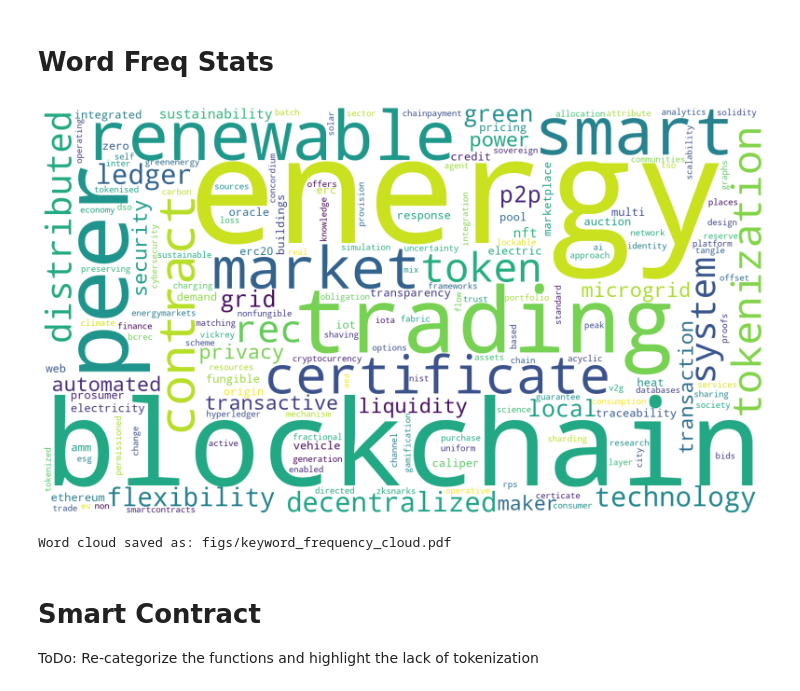
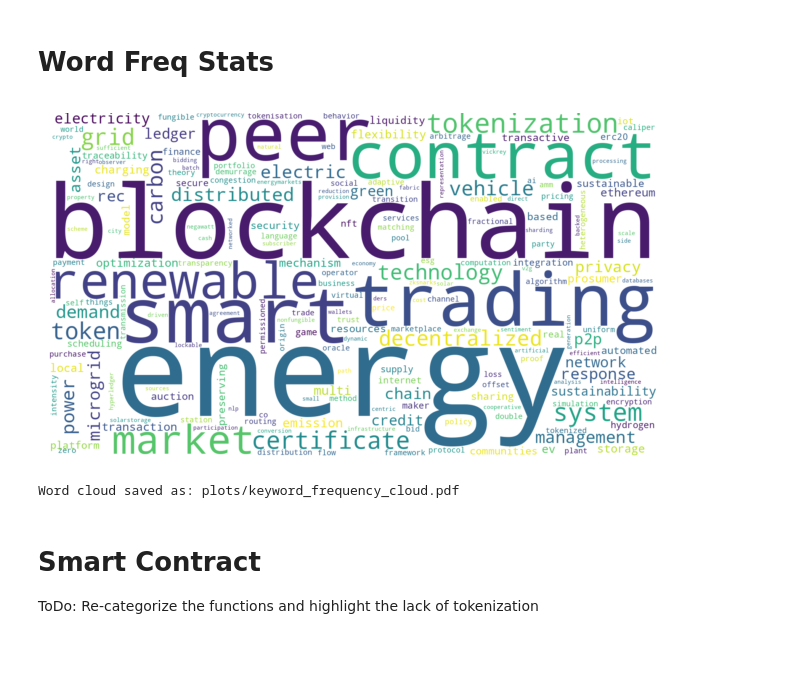
Before and after one commit to CaixiangFan/tokenization-survey, a Jupyter notebook: dataproc.ipynb, the cells around one changed output. Cells and saved outputs as stored; diff of their text form; code cells hidden in the pictures; blank space fills up the shorter version.

Commit message:
updated plots

```diff
--- a/dataproc.ipynb
+++ b/dataproc.ipynb
@@ -189,10 +451,10 @@ from wordcloud import WordCloud, STOPWORDS
 import matplotlib.pyplot as plt
 
 # Input Excel file
-file_name = "data/papers_summary.xlsx"
+file_name = "data/papers_summary.csv"
 
 # Read the Excel file
-df = pd.read_excel(file_name)
+df = pd.read_csv(file_name)
 
 # Check that the Keywords column exists
 if "Keywords" not in df.columns:
@@ -215,37 +477,37 @@ for value in df["Keywords"].dropna():
 # Join keywords into a single text
 keyword_text = " ".join(keywords)
 
 # Add common words to STOPWORDS if needed
 stopwords = set(STOPWORDS)
 
 # Generate word cloud
 wordcloud = WordCloud(
     width=1600,
     height=900,
     background_color="white",
     stopwords=stopwords,
     max_words=200,
     collocations=False,
     min_font_size=10
 ).generate(keyword_text)
 
 # Display the word cloud
-plt.figure(figsize=(16, 9))
+plt.figure()
 plt.imshow(wordcloud, interpolation="bilinear")
 plt.axis("off")
 plt.tight_layout()
 
 # Save the image
-output_file = "figs/keyword_frequency_cloud.pdf"
+output_file = "plots/keyword_frequency_cloud.pdf"
 plt.savefig(output_file, dpi=300, bbox_inches="tight")
 
 # Show the image
 plt.show()
 
 print(f"Word cloud saved as: {output_file}")
 # %% [output]
-[figure, old version]
+[figure, new version]
-Word cloud saved as: figs/keyword_frequency_cloud.pdf
+Word cloud saved as: plots/keyword_frequency_cloud.pdf
 # %% [markdown]
 # Smart Contract
 ToDo: Re-categorize the functions and highlight the lack of tokenization
```
Also changed, not shown: parts of 10 cells of this notebook, 5 other files.
